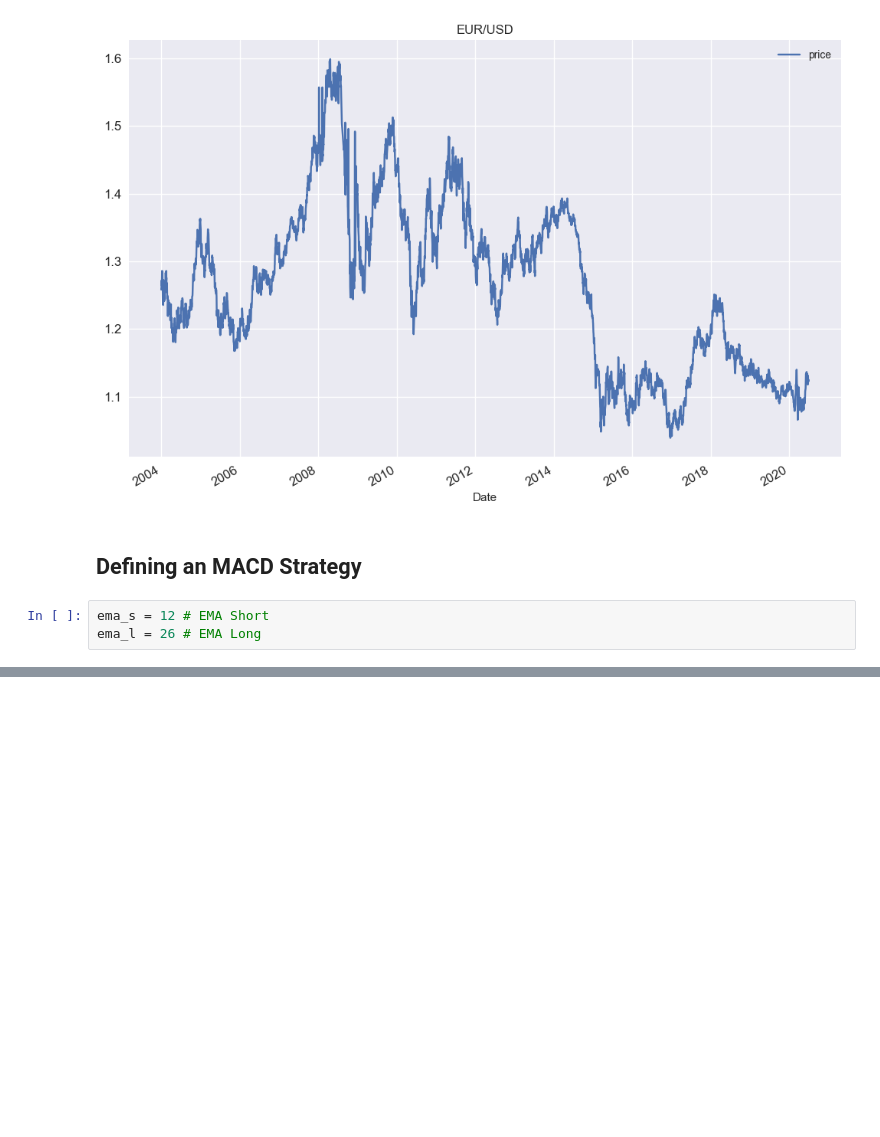
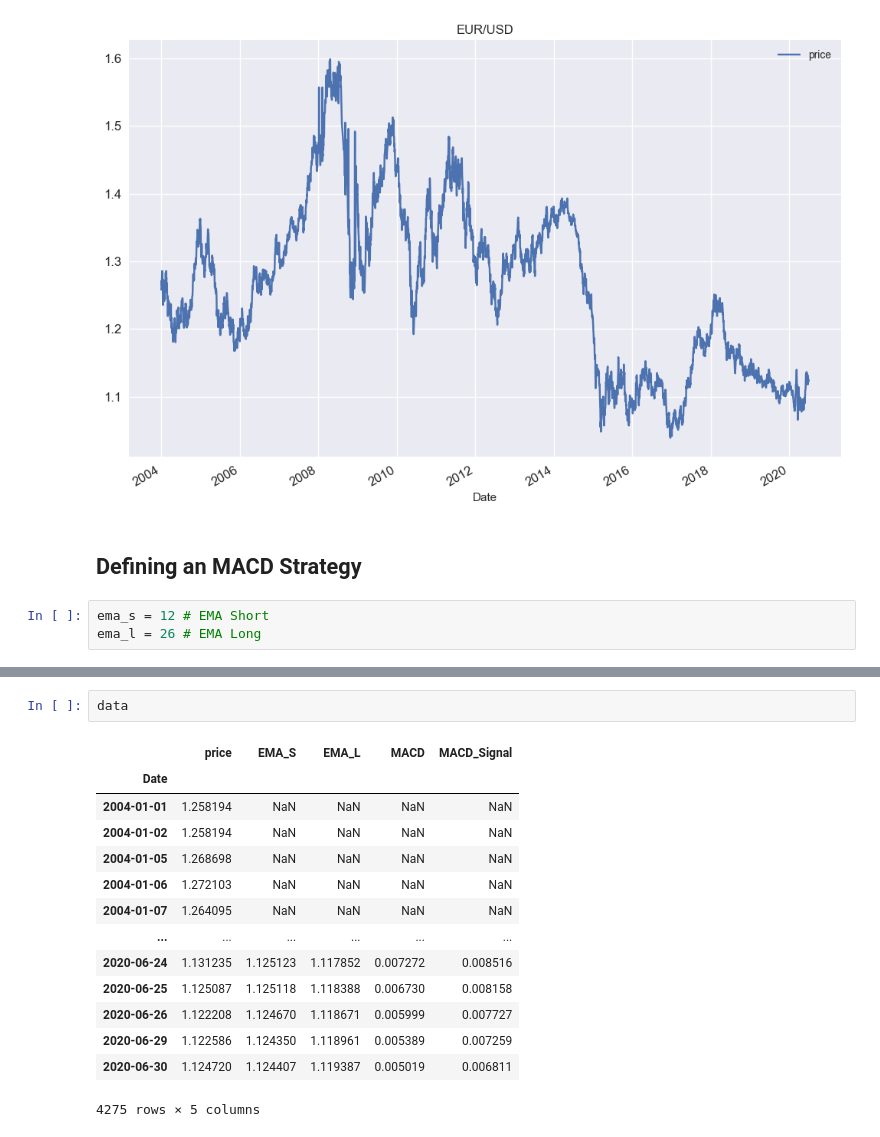
Before and after one commit to AvirukthGT/AlgoTrading, a Jupyter notebook: MACD/MACD.ipynb, the cells around one changed output, grey strips where cells are left out. Cells and saved outputs as stored; diff of their text form; blank space fills up the shorter version.

```diff
--- a/MACD/MACD.ipynb
+++ b/MACD/MACD.ipynb
@@ -30,0 +51,17 @@ ema_l = 26 # EMA Long
+# %%
+data
+# %% [output]
+|  | price | EMA_S | EMA_L | MACD | MACD_Signal |
+| Date |  |  |  |  |  |
+| 2004-01-01 | 1.258194 | NaN | NaN | NaN | NaN |
+| 2004-01-02 | 1.258194 | NaN | NaN | NaN | NaN |
+| 2004-01-05 | 1.268698 | NaN | NaN | NaN | NaN |
+| 2004-01-06 | 1.272103 | NaN | NaN | NaN | NaN |
+| 2004-01-07 | 1.264095 | NaN | NaN | NaN | NaN |
+| ... | ... | ... | ... | ... | ... |
+| 2020-06-24 | 1.131235 | 1.125123 | 1.117852 | 0.007272 | 0.008516 |
+| 2020-06-25 | 1.125087 | 1.125118 | 1.118388 | 0.006730 | 0.008158 |
+| 2020-06-26 | 1.122208 | 1.124670 | 1.118671 | 0.005999 | 0.007727 |
+| 2020-06-29 | 1.122586 | 1.124350 | 1.118961 | 0.005389 | 0.007259 |
+| 2020-06-30 | 1.124720 | 1.124407 | 1.119387 | 0.005019 | 0.006811 |
+4275 rows × 5 columns
```
Also changed, not shown: parts of 8 cells of this notebook.
